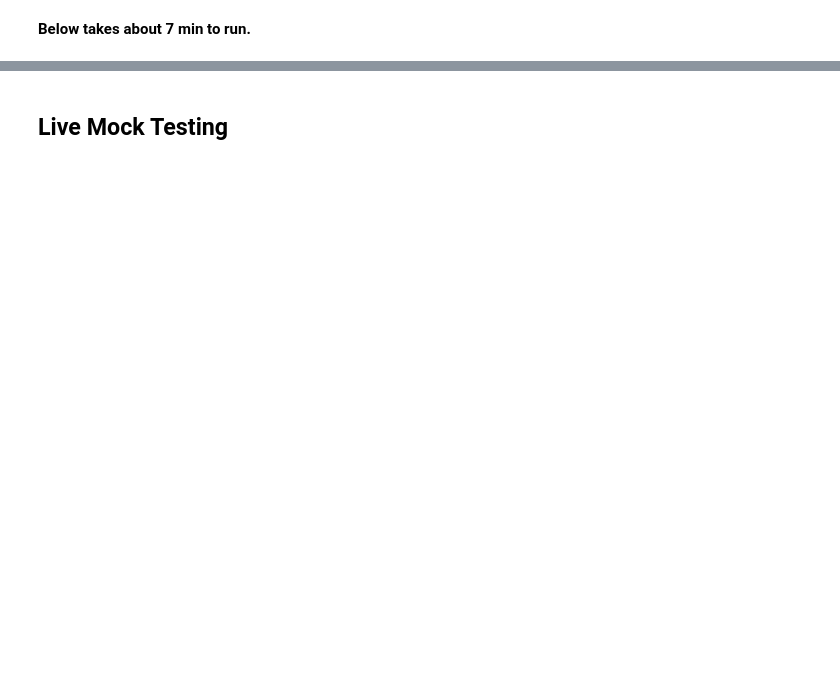
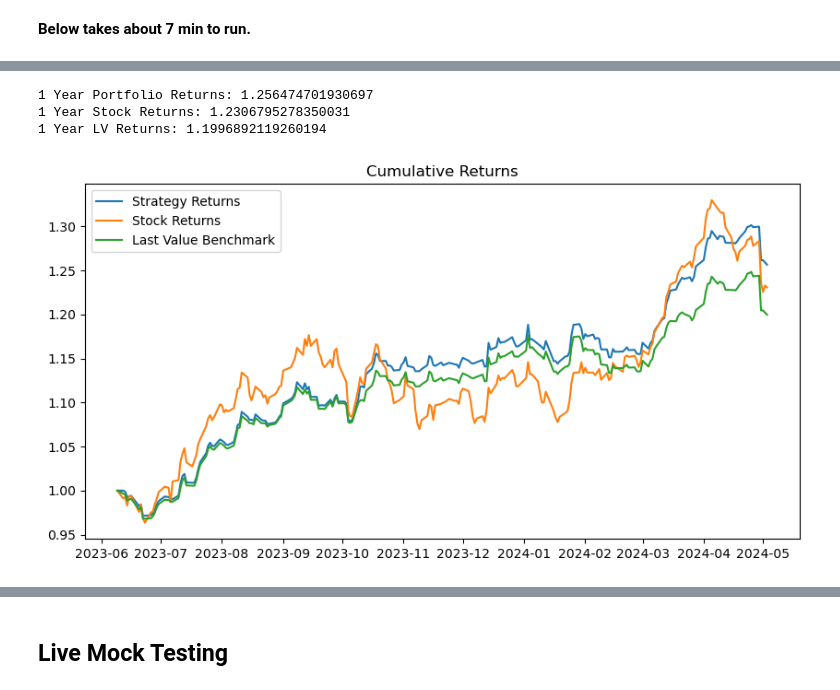
Before and after one commit to jjr2024/cs-451-quant-project, a Jupyter notebook: quant_research.ipynb, the cells around one changed output, grey strips where cells are left out. Saved outputs shown, nothing was run; the diff lists cells and outputs as text; code cells hidden in the pictures; blank space fills up the shorter version.

```diff
--- a/quant_research.ipynb
+++ b/quant_research.ipynb
@@ -160,7 +158,7 @@ from dateutil.relativedelta import relativedelta
 from lstm_model import LSTMModel
 from lstm_data import prepare_data
 # %%
-tickers = ['XOM', 'CVX', 'COP', 'EPD', 'PXD', 'EOG', 'DUK', 'MPC', 'SLB', 'PSX']
+tickers = ['XOM', 'CVX', 'COP', 'EPD', 'EOG', 'DUK', 'MPC', 'SLB', 'PSX', 'PXD']
 start = '2014-05-06'
 end = '2024-05-07'
 period = '10y'
@@ -267,7 +298,0 @@ def evaluate_lstm(model, X_test, y_test, X_scaler, y_scaler, features):
-# %%
-cum_strat_returns_list = np.array([])
-cum_stock_returns_list = np.array([])
-for i in range(10):
-    cum_strat_returns, cum_stock_returns = evaluate_lstm(lstm, X_test[i], y_test[i], X_scalers[i], y_scalers[i], features)
-    cum_strat_returns_list = np.append(cum_strat_returns_list, cum_strat_returns.iloc[-1])
-    cum_stock_returns_list = np.append(cum_stock_returns_list, cum_stock_returns.iloc[-1])
@@ -280,3 +331,35 @@ print(f'Stock Returns: {total_stock_returns}')
+# %%
+df_strat_returns = pd.DataFrame(cum_strat_returns_list.transpose(), columns=tickers)
+df_strat_returns['Cum_Strat_Returns'] = df_strat_returns.mean(axis=1)
+df_strat_returns.index = X_test[0].index
+
+df_stock_returns = pd.DataFrame(cum_stock_returns_list.transpose(), columns=tickers)
+df_stock_returns['Cum_Stock_Returns'] = df_stock_returns.mean(axis=1)
+df_stock_returns.index = X_test[0].index
+
+df_lv_returns = pd.DataFrame(cum_lv_returns_list.transpose(), columns=tickers)
+df_lv_returns['Cum_LV_Returns'] = df_lv_returns.mean(axis=1)
+df_lv_returns.index = X_test[0].index
+# %%
+total_strat_returns = df_strat_returns['Cum_Strat_Returns'].iloc[-1]
+total_stock_returns = df_stock_returns['Cum_Stock_Returns'].iloc[-1]
+total_lv_returns = df_lv_returns['Cum_LV_Returns'].iloc[-1]
+
+print(f'1 Year Portfolio Returns: {total_strat_returns}')
+print(f'1 Year Stock Returns: {total_stock_returns}')
+print(f'1 Year LV Returns: {total_lv_returns}')
+
+plt.figure(figsize=(10,5))
+plt.plot(df_strat_returns['Cum_Strat_Returns'], label='Strategy Returns')
+plt.plot(df_stock_returns['Cum_Stock_Returns'], label='Stock Returns')
+plt.plot(df_lv_returns['Cum_LV_Returns'], label='Last Value Benchmark')
+plt.title('Cumulative Returns')
+plt.legend();
+# %% [output]
+1 Year Portfolio Returns: 1.256474701930697
+1 Year Stock Returns: 1.2306795278350031
+1 Year LV Returns: 1.1996892119260194
+[figure, added]
 # %%
 from torchinfo import summary
 
```
Also changed, not shown: parts of 27 cells of this notebook.
